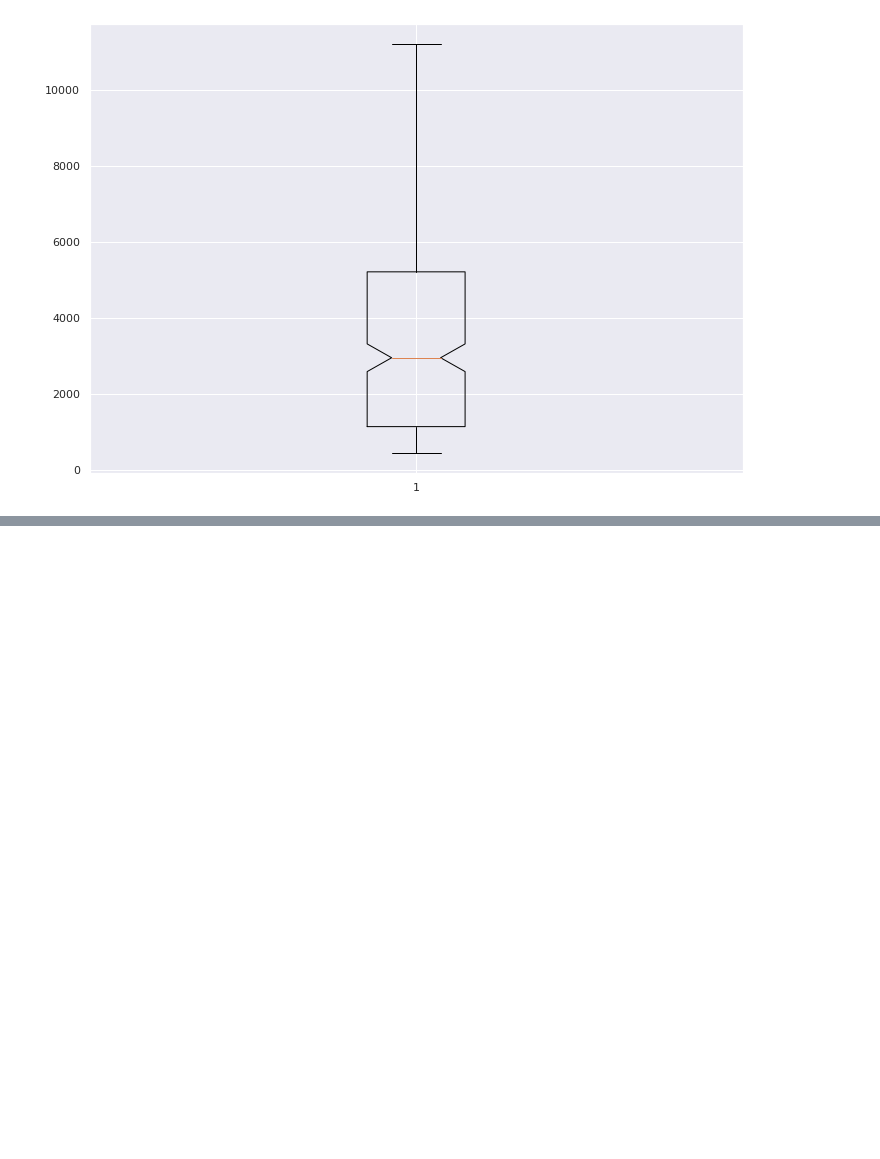
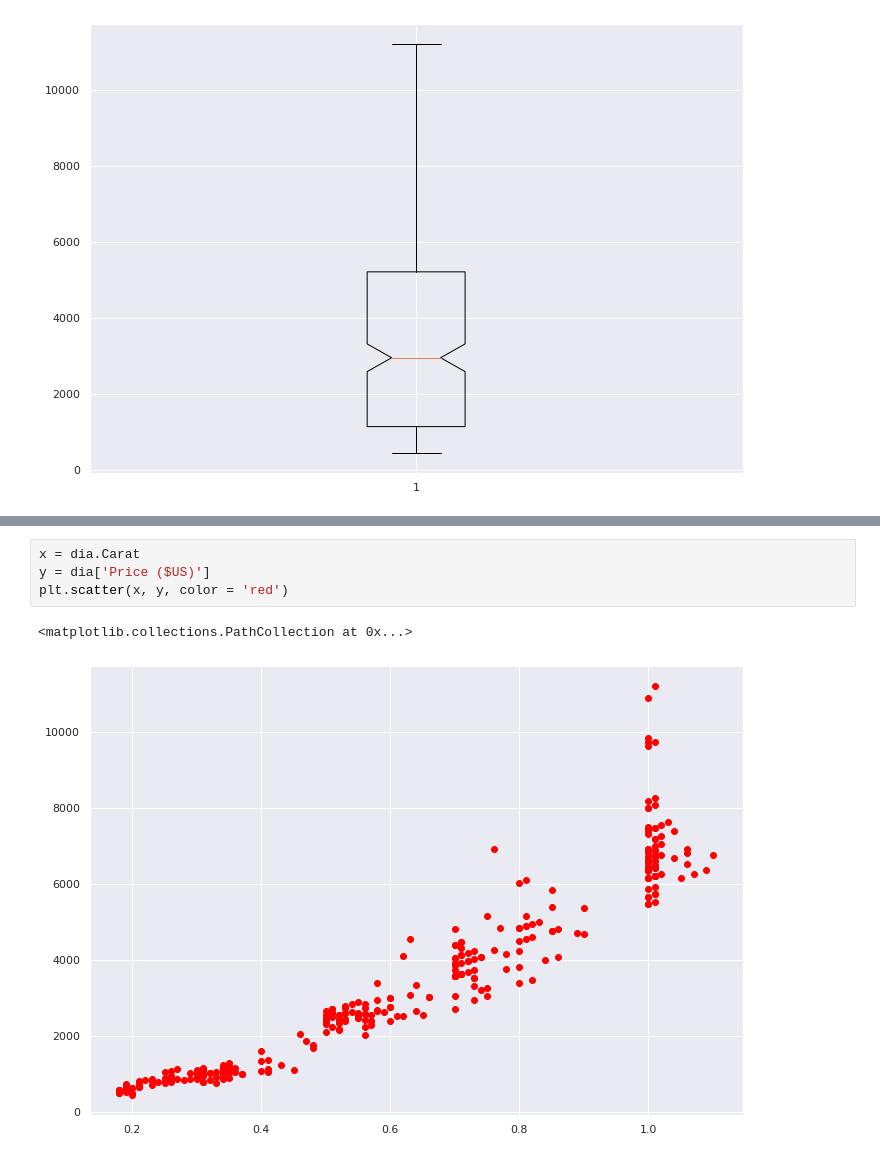
Before and after one commit to jesusej/TC1002S_A01253235, a Jupyter notebook: Mapa de calor y boxplots/heatMaps.ipynb, the cells around one changed output, grey strips where cells are left out. Drawn from its saved outputs; the diff is of its cells as text; blank space fills up the shorter version.

```diff
--- a/Mapa de calor y boxplots/heatMaps.ipynb
+++ b/Mapa de calor y boxplots/heatMaps.ipynb
@@ -65,0 +70,7 @@ plt.show()
+# %%
+x = dia.Carat
+y = dia['Price ($US)']
+plt.scatter(x, y, color = 'red')
+# %% [output]
+<matplotlib.collections.PathCollection at 0x...>
+[figure, added]
```
Also changed, not shown: parts of 2 cells of this notebook, 3 other files.
